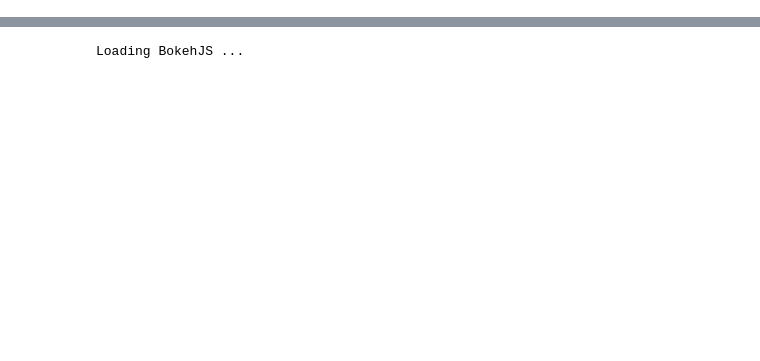
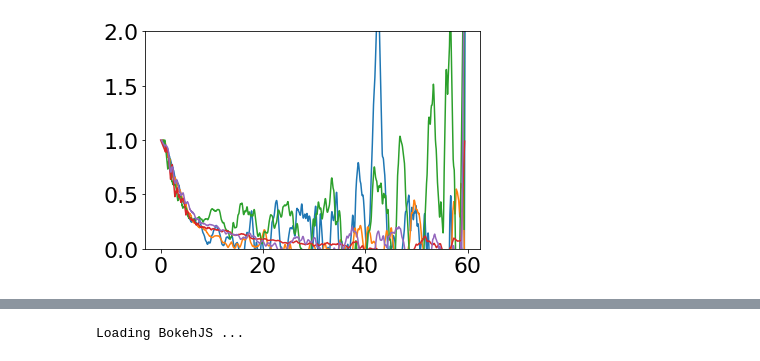
Before and after one commit to ryanhausen/gp-imgs, a Jupyter notebook: post_stuff/ReDistUsingPetrosian.ipynb, the cells around one changed output, grey strips where cells are left out. Saved outputs shown, nothing was run; the diff lists cells and outputs as text; code cells hidden in the pictures; blank space fills up the shorter version.

```diff
--- a/post_stuff/ReDistUsingPetrosian.ipynb
+++ b/post_stuff/ReDistUsingPetrosian.ipynb
@@ -206,3 +230,23 @@ for img, segmap, img_id in spheroids:
+# %%
+from importlib import reload
+reload(dt)
+
+
+
+for _img, segmap, img_id in get_random_spheroids(num=5):
+    img = denoise(_img, segmap, img_id)
+
+    rs, fs = get_rs_and_fs(img, segmap==img_id)
+
+    _fs = dt.loessc(rs, fs, .60)
+    _fs = np.array([_fs[rs==r]/_fs[rs<=r].mean() for r in rs]).flatten()
+
+    plt.ylim((0,2))
+    plt.plot(rs, _fs)
+
+plt.show()
+# %% [output]
+[figure, added]
 # %%
 f_size = (10,10)
 
```
Also changed, not shown: parts of 6 cells of this notebook.
